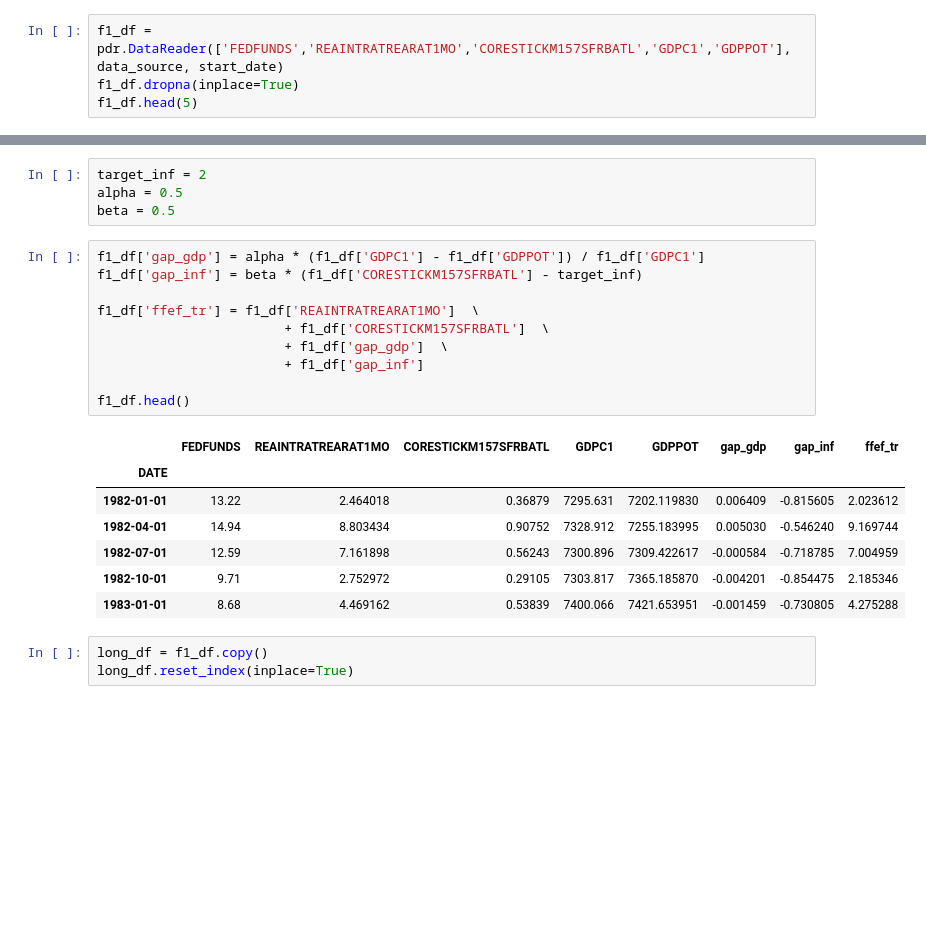
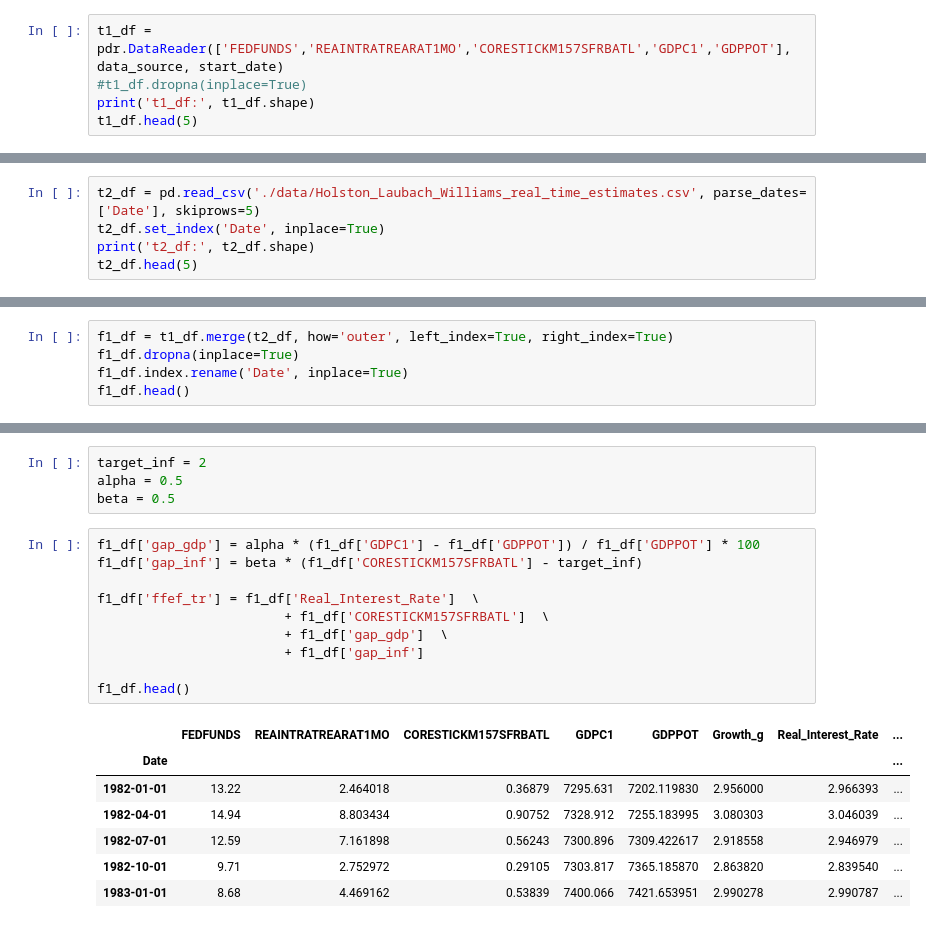
Before and after one commit to dsimband/DATA698, a Jupyter notebook: DATA698_Taylor_Rule_v1.ipynb, the cells around one changed output, grey strips where cells are left out. Cells and saved outputs as stored; diff of their text form; blank space fills up the shorter version.

```diff
--- a/DATA698_Taylor_Rule_v1.ipynb
+++ b/DATA698_Taylor_Rule_v1.ipynb
@@ -247,7 +247,8 @@ ff_rate_code = 'EFFR'
 #GDP GAP
 p_gdp = 'GDPPOT'
 # %%
-f1_df = pdr.DataReader(['FEDFUNDS','REAINTRATREARAT1MO','CORESTICKM157SFRBATL','GDPC1','GDPPOT'], data_source, start_date)
-f1_df.dropna(inplace=True)
-f1_df.head(5)
+t1_df = pdr.DataReader(['FEDFUNDS','REAINTRATREARAT1MO','CORESTICKM157SFRBATL','GDPC1','GDPPOT'], data_source, start_date)
+#t1_df.dropna(inplace=True)
+print('t1_df:', t1_df.shape)
+t1_df.head(5)
 # %% [output]
@@ -260,0 +263,5 @@ f1_df.head(5)
+# %%
+t2_df = pd.read_csv('./data/Holston_Laubach_Williams_real_time_estimates.csv', parse_dates=['Date'], skiprows=5)
+t2_df.set_index('Date', inplace=True)
+print('t2_df:', t2_df.shape)
+t2_df.head(5)
@@ -260,0 +277,5 @@ f1_df.head(5)
+# %%
+f1_df = t1_df.merge(t2_df, how='outer', left_index=True, right_index=True)
+f1_df.dropna(inplace=True)
+f1_df.index.rename('Date', inplace=True)
+f1_df.head()
@@ -263,26 +292,23 @@ target_inf = 2
 alpha = 0.5
 beta = 0.5
 # %%
-f1_df['gap_gdp'] = alpha * (f1_df['GDPC1'] - f1_df['GDPPOT']) / f1_df['GDPC1']
+f1_df['gap_gdp'] = alpha * (f1_df['GDPC1'] - f1_df['GDPPOT']) / f1_df['GDPPOT'] * 100
 f1_df['gap_inf'] = beta * (f1_df['CORESTICKM157SFRBATL'] - target_inf)
 
-f1_df['ffef_tr'] = f1_df['REAINTRATREARAT1MO']  \
+f1_df['ffef_tr'] = f1_df['Real_Interest_Rate']  \
                         + f1_df['CORESTICKM157SFRBATL']  \
                         + f1_df['gap_gdp']  \
                         + f1_df['gap_inf']
 
 f1_df.head()
 # %% [output]
-|  | FEDFUNDS | REAINTRATREARAT1MO | CORESTICKM157SFRBATL | GDPC1 | GDPPOT | gap_gdp | gap_inf | ffef_tr |
-| DATE |  |  |  |  |  |  |  |  |
-| 1982-01-01 | 13.22 | 2.464018 | 0.36879 | 7295.631 | 7202.119830 | 0.006409 | -0.815605 | 2.023612 |
-| 1982-04-01 | 14.94 | 8.803434 | 0.90752 | 7328.912 | 7255.183995 | 0.005030 | -0.546240 | 9.169744 |
-| 1982-07-01 | 12.59 | 7.161898 | 0.56243 | 7300.896 | 7309.422617 | -0.000584 | -0.718785 | 7.004959 |
-| 1982-10-01 | 9.71 | 2.752972 | 0.29105 | 7303.817 | 7365.185870 | -0.004201 | -0.854475 | 2.185346 |
-| 1983-01-01 | 8.68 | 4.469162 | 0.53839 | 7400.066 | 7421.653951 | -0.001459 | -0.730805 | 4.275288 |
+|  | FEDFUNDS | REAINTRATREARAT1MO | CORESTICKM157SFRBATL | GDPC1 | GDPPOT | Growth_g | Real_Interest_Rate | ... |
+| Date |  |  |  |  |  |  |  | ... |
+| 1982-01-01 | 13.22 | 2.464018 | 0.36879 | 7295.631 | 7202.119830 | 2.956000 | 2.966393 | ... |
+| 1982-04-01 | 14.94 | 8.803434 | 0.90752 | 7328.912 | 7255.183995 | 3.080303 | 3.046039 | ... |
+| 1982-07-01 | 12.59 | 7.161898 | 0.56243 | 7300.896 | 7309.422617 | 2.918558 | 2.946979 | ... |
+| 1982-10-01 | 9.71 | 2.752972 | 0.29105 | 7303.817 | 7365.185870 | 2.863820 | 2.839540 | ... |
+| 1983-01-01 | 8.68 | 4.469162 | 0.53839 | 7400.066 | 7421.653951 | 2.990278 | 2.990787 | ... |
-# %%
-long_df = f1_df.copy()
-long_df.reset_index(inplace=True)
 # %%
 long_df = f1_df.copy()
 long_df.reset_index(inplace=True)
```
Also changed, not shown: parts of 9 cells of this notebook, 6 other files.
